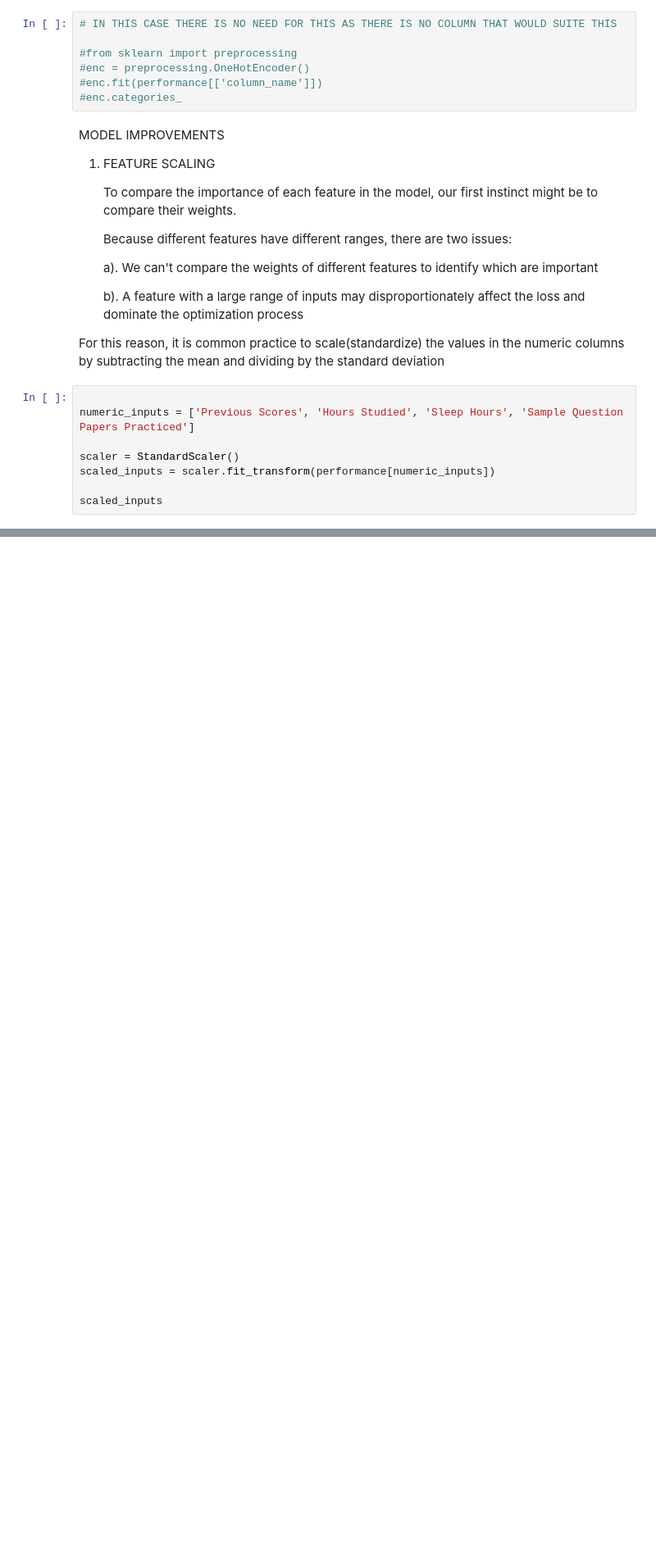
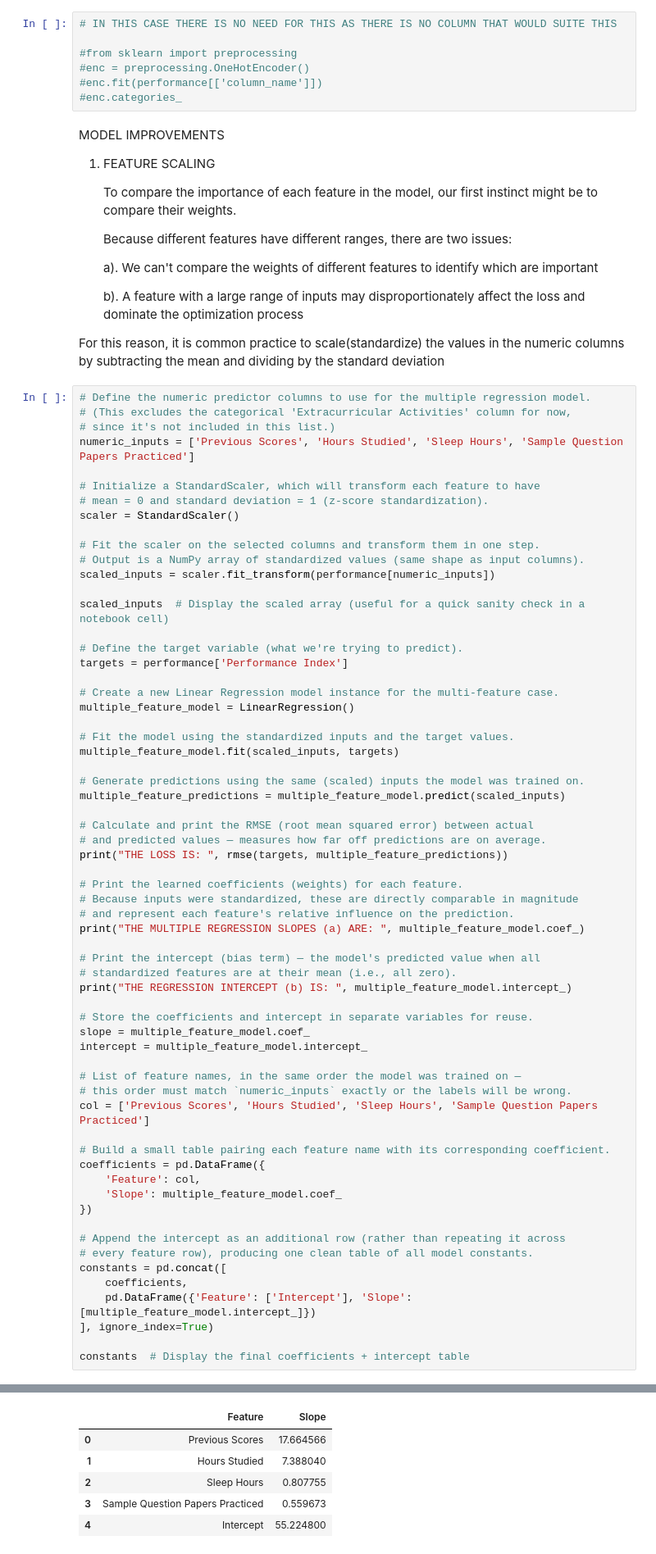
Before and after one commit to popsy-jeff/TITANIC_DATA_ANALYSIS, a Jupyter notebook: Student_Performance_LinearRegression_Model.ipynb, the cells around one changed output, grey strips where cells are left out. Shown at 82% size. Saved outputs shown, nothing was run; the diff lists cells and outputs as text; blank space fills up the shorter version.

Commit message:
Standardized (scaled) linear regression model with coefficient summary

```diff
--- a/Student_Performance_LinearRegression_Model.ipynb
+++ b/Student_Performance_LinearRegression_Model.ipynb
@@ -620,11 +620,66 @@ MODEL IMPROVEMENTS
 
 For this reason, it is common practice to scale(standardize) the values in the numeric columns by subtracting the mean and dividing by the standard deviation
 # %%
-
+# Define the numeric predictor columns to use for the multiple regression model.
+# (This excludes the categorical 'Extracurricular Activities' column for now,
+# since it's not included in this list.)
 numeric_inputs = ['Previous Scores', 'Hours Studied', 'Sleep Hours', 'Sample Question Papers Practiced']
 
+# Initialize a StandardScaler, which will transform each feature to have
+# mean = 0 and standard deviation = 1 (z-score standardization).
 scaler = StandardScaler()
+
+# Fit the scaler on the selected columns and transform them in one step.
+# Output is a NumPy array of standardized values (same shape as input columns).
 scaled_inputs = scaler.fit_transform(performance[numeric_inputs])
 
-scaled_inputs
+scaled_inputs  # Display the scaled array (useful for a quick sanity check in a notebook cell)
+
+# Define the target variable (what we're trying to predict).
+targets = performance['Performance Index']
+
+# Create a new Linear Regression model instance for the multi-feature case.
+multiple_feature_model = LinearRegression()
+
+# Fit the model using the standardized inputs and the target values.
+multiple_feature_model.fit(scaled_inputs, targets)
+
+# Generate predictions using the same (scaled) inputs the model was trained on.
+multiple_feature_predictions = multiple_feature_model.predict(scaled_inputs)
+
+# Calculate and print the RMSE (root mean squared error) between actual
+# and predicted values — measures how far off predictions are on average.
+print("THE LOSS IS: ", rmse(targets, multiple_feature_predictions))
+
+# Print the learned coefficients (weights) for each feature.
+# Because inputs were standardized, these are directly comparable in magnitude
+# and represent each feature's relative influence on the prediction.
+print("THE MULTIPLE REGRESSION SLOPES (a) ARE: ", multiple_feature_model.coef_)
+
+# Print the intercept (bias term) — the model's predicted value when all
+# standardized features are at their mean (i.e., all zero).
+print("THE REGRESSION INTERCEPT (b) IS: ", multiple_feature_model.intercept_)
+
+# Store the coefficients and intercept in separate variables for reuse.
+slope = multiple_feature_model.coef_
+intercept = multiple_feature_model.intercept_
+
+# List of feature names, in the same order the model was trained on —
+# this order must match `numeric_inputs` exactly or the labels will be wrong.
+col = ['Previous Scores', 'Hours Studied', 'Sleep Hours', 'Sample Question Papers Practiced']
+
+# Build a small table pairing each feature name with its corresponding coefficient.
+coefficients = pd.DataFrame({
+    'Feature': col,
+    'Slope': multiple_feature_model.coef_
+})
+
+# Append the intercept as an additional row (rather than repeating it across
+# every feature row), producing one clean table of all model constants.
+constants = pd.concat([
+    coefficients,
+    pd.DataFrame({'Feature': ['Intercept'], 'Slope': [multiple_feature_model.intercept_]})
+], ignore_index=True)
+
+constants  # Display the final coefficients + intercept table
 # %% [output]
@@ -638,0 +689,6 @@ array([[ 1.70417565,  0.77518771,  1.45620461, -1.24975394],
+|  | Feature | Slope |
+| 0 | Previous Scores | 17.664566 |
+| 1 | Hours Studied | 7.388040 |
+| 2 | Sleep Hours | 0.807755 |
+| 3 | Sample Question Papers Practiced | 0.559673 |
+| 4 | Intercept | 55.224800 |
```
Also changed, not shown: parts of 1 cell of this notebook.
